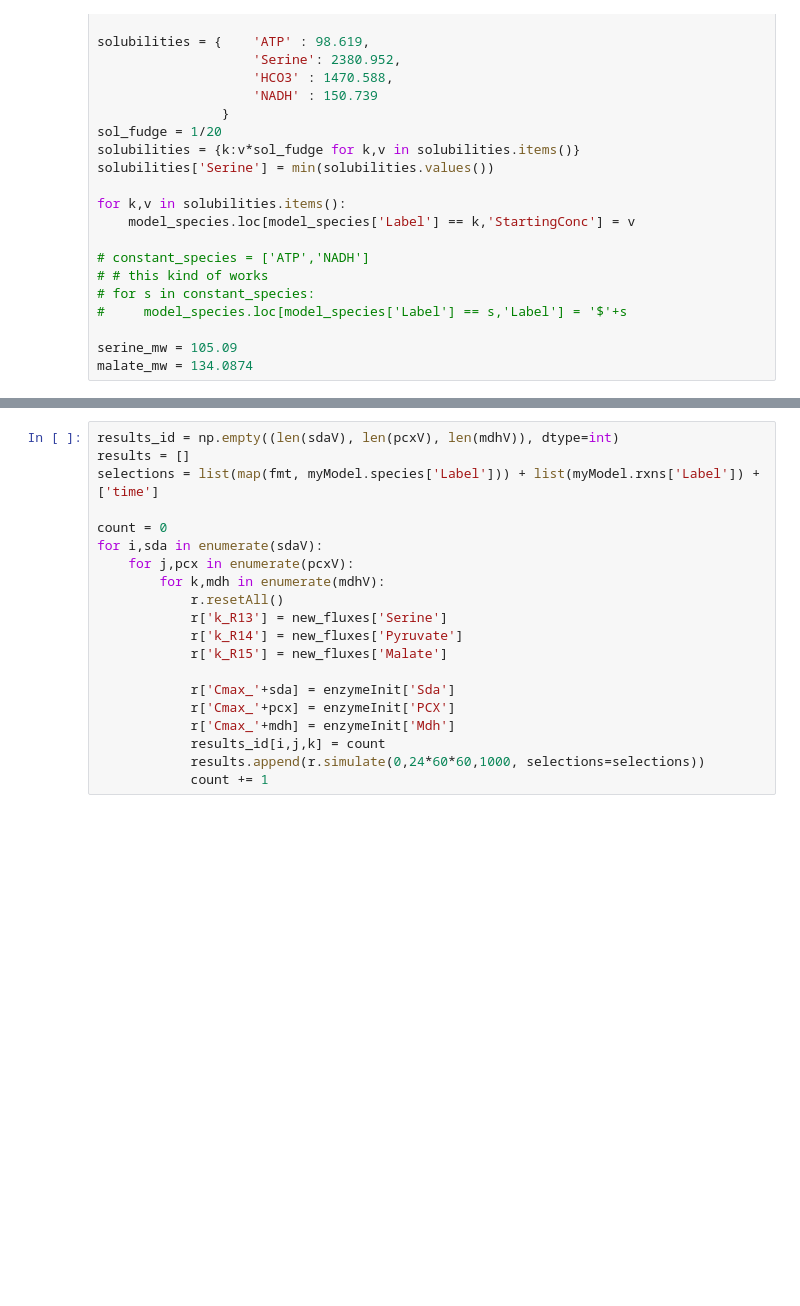
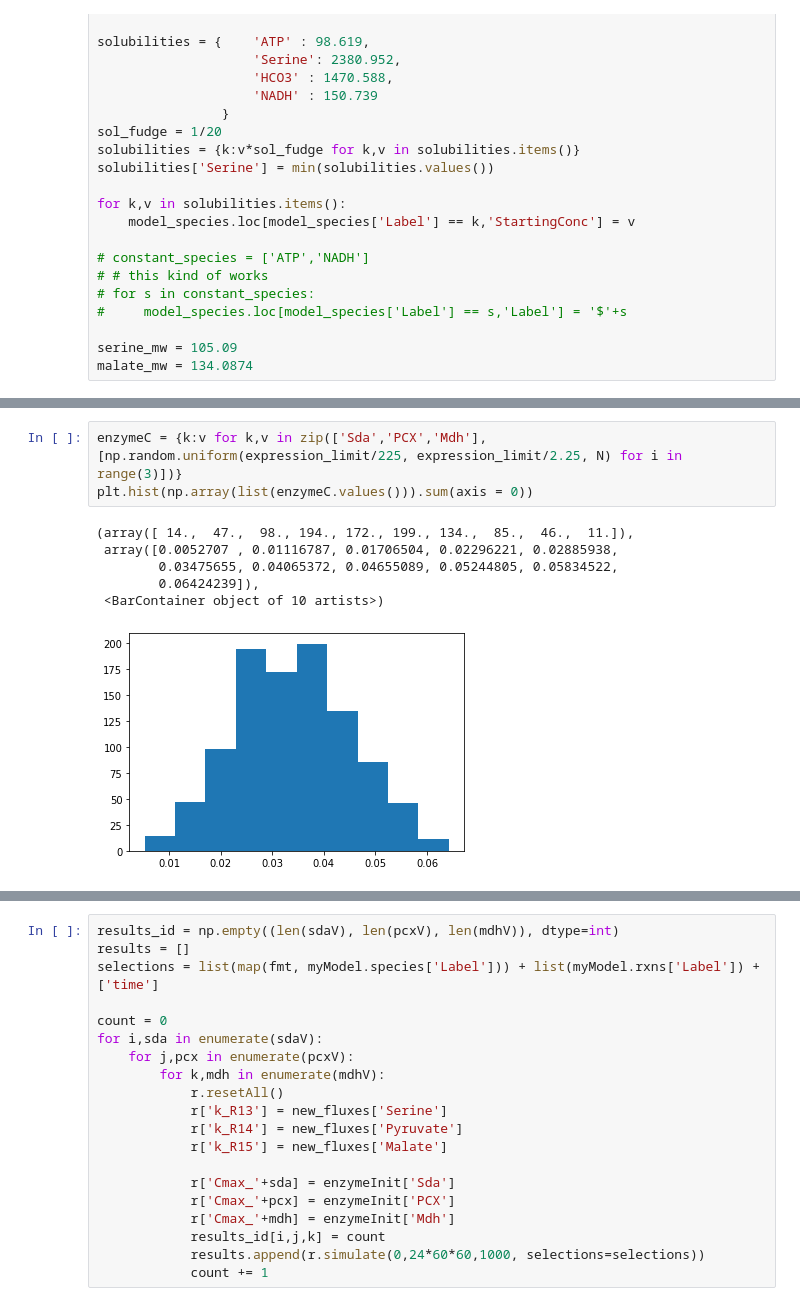
Before and after one commit to carothersresearch/ODBM, a Jupyter notebook: buildModelFromExcel.ipynb, the cells around one changed output, grey strips where cells are left out. Drawn from its saved outputs; the diff is of its cells as text; blank space fills up the shorter version.

```diff
--- a/buildModelFromExcel.ipynb
+++ b/buildModelFromExcel.ipynb
@@ -39,0 +52,10 @@ malate_mw = 134.0874
+# %%
+enzymeC = {k:v for k,v in zip(['Sda','PCX','Mdh'], [np.random.uniform(expression_limit/225, expression_limit/2.25, N) for i in range(3)])}
+plt.hist(np.array(list(enzymeC.values())).sum(axis = 0))
+# %% [output]
+(array([ 14.,  47.,  98., 194., 172., 199., 134.,  85.,  46.,  11.]),
+ array([0.0052707 , 0.01116787, 0.01706504, 0.02296221, 0.02885938,
+        0.03475655, 0.04065372, 0.04655089, 0.05244805, 0.05834522,
+        0.06424239]),
+ <BarContainer object of 10 artists>)
+[figure, added]
```
Also changed, not shown: parts of 10 cells of this notebook.
